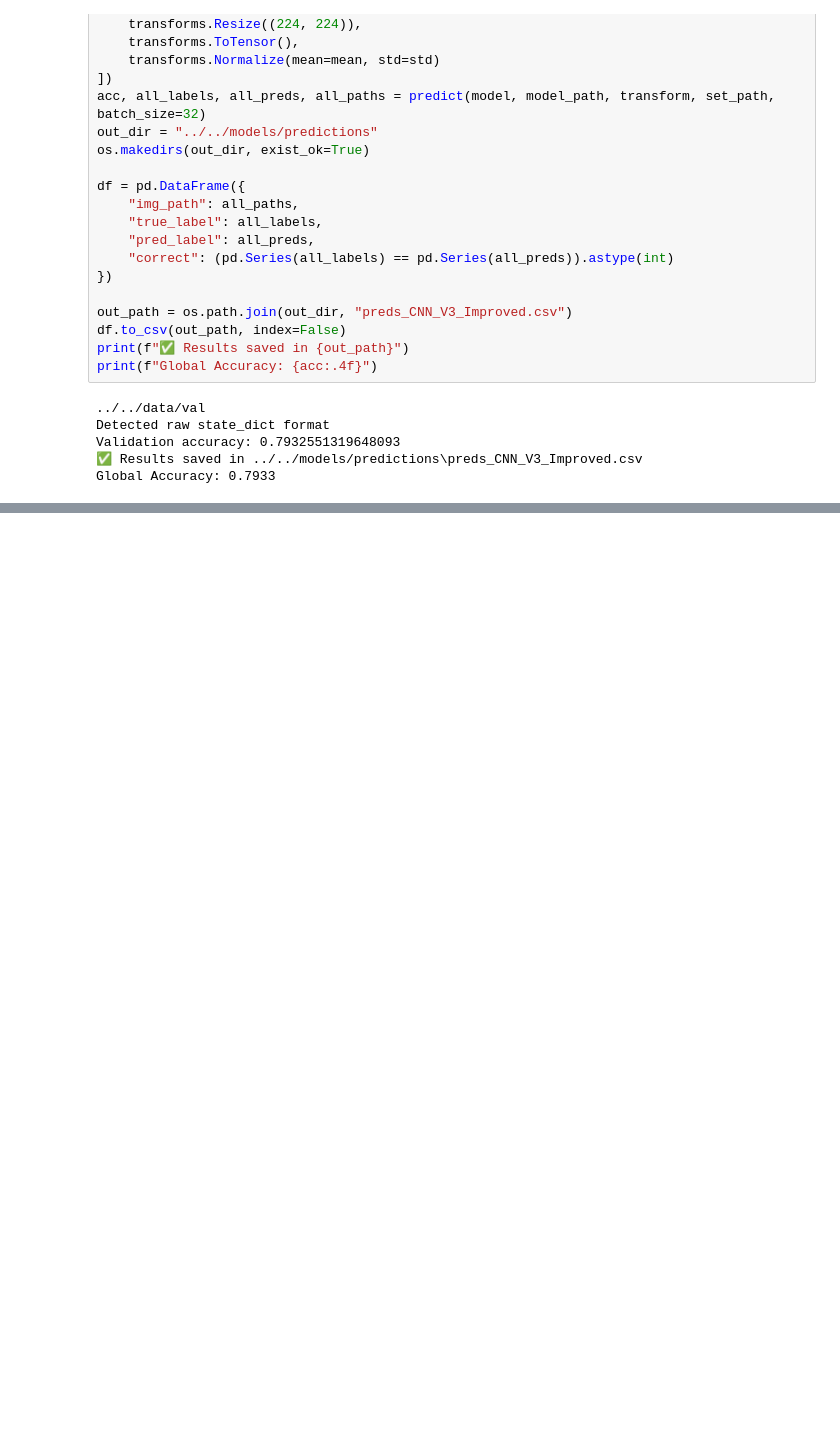
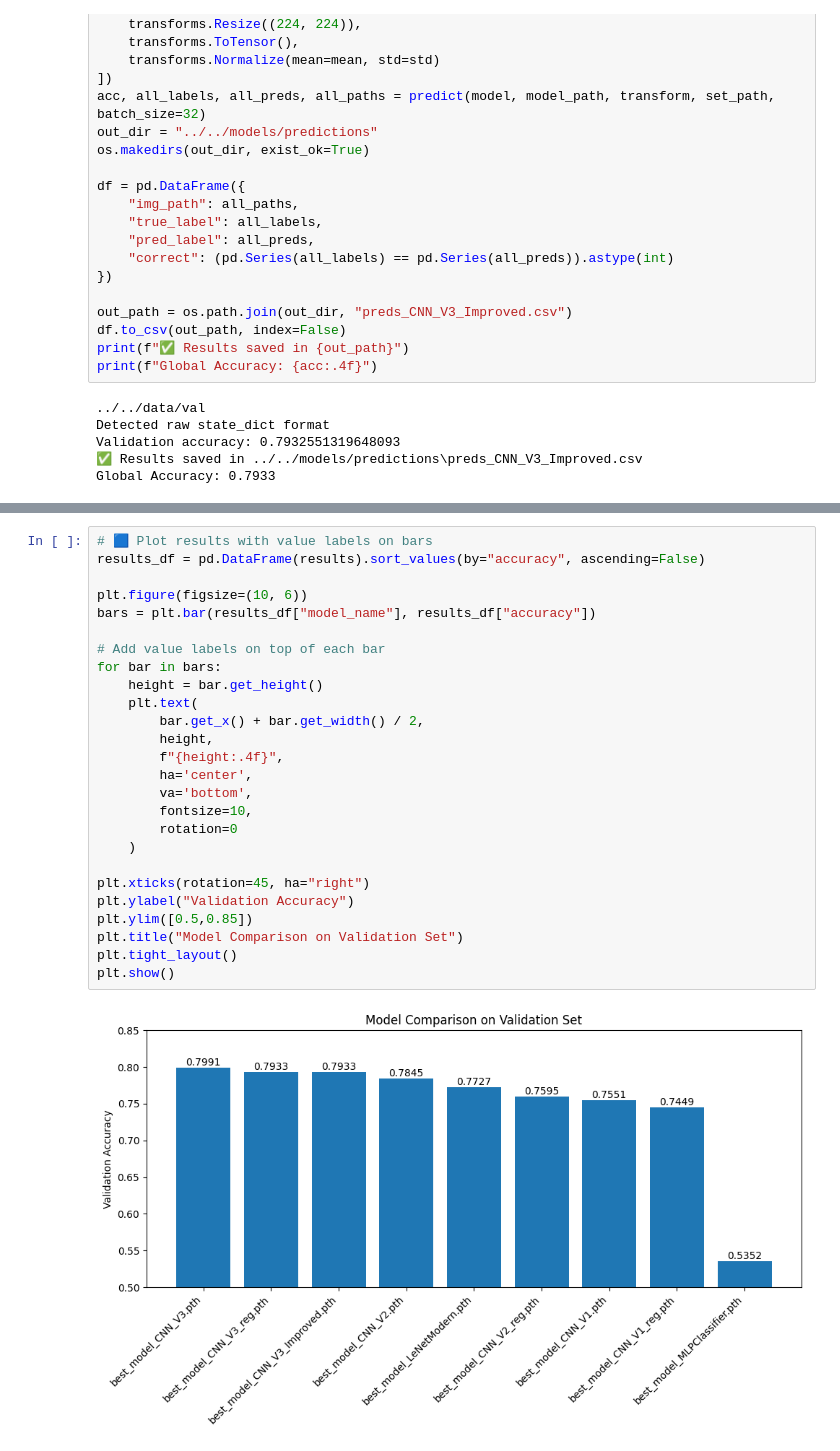
Before and after one commit to joaquinorradre/Weather-Clasification, a Jupyter notebook: notebooks/experiments/predictions.ipynb, the cells around one changed output, grey strips where cells are left out. Cells and saved outputs as stored; diff of their text form; blank space fills up the shorter version.

```diff
--- a/notebooks/experiments/predictions.ipynb
+++ b/notebooks/experiments/predictions.ipynb
@@ -309,0 +476,28 @@ Global Accuracy: 0.7933
+# %%
+# 🟦 Plot results with value labels on bars
+results_df = pd.DataFrame(results).sort_values(by="accuracy", ascending=False)
+
+plt.figure(figsize=(10, 6))
+bars = plt.bar(results_df["model_name"], results_df["accuracy"])
+
+# Add value labels on top of each bar
+for bar in bars:
+    height = bar.get_height()
+    plt.text(
+        bar.get_x() + bar.get_width() / 2,
+        height,
+        f"{height:.4f}",
+        ha='center',
+        va='bottom',
+        fontsize=10,
+        rotation=0
+    )
+
+plt.xticks(rotation=45, ha="right")
+plt.ylabel("Validation Accuracy")
+plt.ylim([0.5,0.85])
+plt.title("Model Comparison on Validation Set")
+plt.tight_layout()
+plt.show()
+# %% [output]
+[figure, added]
```
Also changed, not shown: parts of 4 cells of this notebook, 39 other files.
